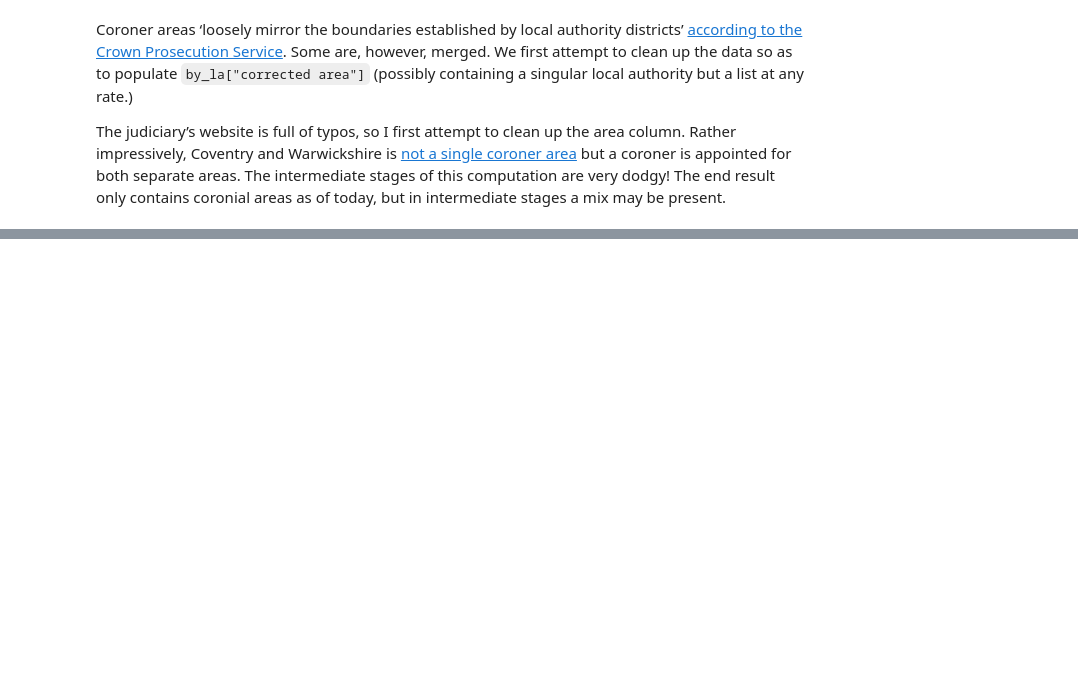
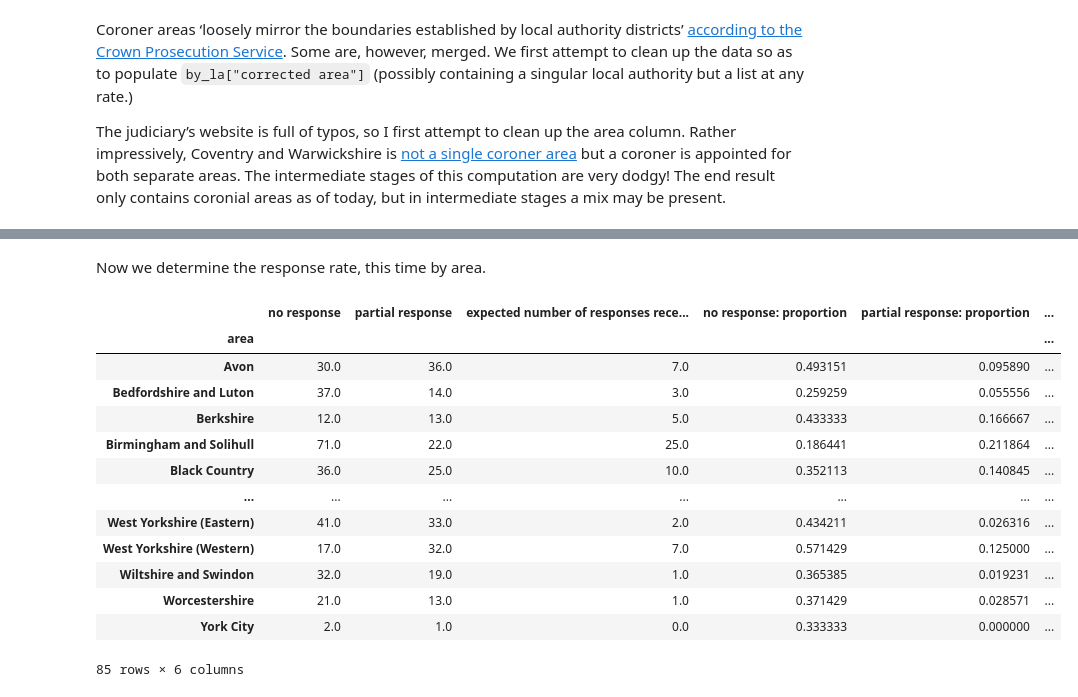
Before and after one commit to georgiarichards/georgiarichards.github.io, a Jupyter notebook: data/Web_scraper_PFDs.ipynb, the cells around one changed output, grey strips where cells are left out. Drawn from its saved outputs; the diff is of its cells as text; code cells hidden in the pictures; blank space fills up the shorter version.

```diff
--- a/data/Web_scraper_PFDs.ipynb
+++ b/data/Web_scraper_PFDs.ipynb
@@ -654,2 +635,3 @@ Name: coroner area, dtype: object
 # %%
 by_la["corrected area"] = by_la["coroner area"].map(correct_spelling).map(go_back)
+by_la = by_la[~by_la["coroner area"].isin(["North Yorkshire", "London", "Rotherham"])]
@@ -670,0 +671,48 @@ Name: corrected area, Length: 87, dtype: int64
+# %% [markdown]
+Now we determine the response rate, this time by area.
+# %%
+response_rates_by_area = by_la.loc[:,["corrected area", "number of responses", "number of recipients"]]
+
+response_rates_by_area.columns = ["area", "responses", "recipients"]
+
+response_rates_by_area["responses"].fillna(0, inplace = True)
+response_rates_by_area["recipients"].fillna(0, inplace = True)
+
+categorise_responses = [
+    (response_rates_by_area["responses"] == 0),
+    ((response_rates_by_area["recipients"] > response_rates_by_area["responses"]) & (response_rates_by_area["responses"] > 0)),
+    ((response_rates_by_area["recipients"] <= response_rates_by_area["responses"]) & (response_rates_by_area["responses"] > 0)),
+]
+
+response_types = ["no response", "partial response", "expected number of responses received"]
+
+response_rates_by_area["response"] = np.select(categorise_responses, response_types, default=np.nan)
+
+response_rates_by_area = response_rates_by_area \
+        .groupby(["area"])["response"] \
+        .value_counts() \
+        .to_frame() \
+        .unstack() \
+        .fillna(0) \
+        ["response"]
+
+response_rates_by_area = response_rates_by_area.merge(response_rates_by_area.loc[:, response_types].div(response_rates_by_area.loc[:, response_types].sum(1), axis=0), on="area")
+
+response_rates_by_area.columns = response_types + [x+": proportion" for x in response_types]
+
+response_rates_by_area
+# %% [output]
+|  | no response | partial response | expected number of responses rece... | no response: proportion | partial response: proportion | ... |
+| area |  |  |  |  |  | ... |
+| Avon | 30.0 | 36.0 | 7.0 | 0.493151 | 0.095890 | ... |
+| Bedfordshire and Luton | 37.0 | 14.0 | 3.0 | 0.259259 | 0.055556 | ... |
+| Berkshire | 12.0 | 13.0 | 5.0 | 0.433333 | 0.166667 | ... |
+| Birmingham and Solihull | 71.0 | 22.0 | 25.0 | 0.186441 | 0.211864 | ... |
+| Black Country | 36.0 | 25.0 | 10.0 | 0.352113 | 0.140845 | ... |
+| ... | ... | ... | ... | ... | ... | ... |
+| West Yorkshire (Eastern) | 41.0 | 33.0 | 2.0 | 0.434211 | 0.026316 | ... |
+| West Yorkshire (Western) | 17.0 | 32.0 | 7.0 | 0.571429 | 0.125000 | ... |
+| Wiltshire and Swindon | 32.0 | 19.0 | 1.0 | 0.365385 | 0.019231 | ... |
+| Worcestershire | 21.0 | 13.0 | 1.0 | 0.371429 | 0.028571 | ... |
+| York City | 2.0 | 1.0 | 0.0 | 0.333333 | 0.000000 | ... |
+85 rows × 6 columns
```
Also changed, not shown: parts of 11 cells of this notebook, 3 other files.
